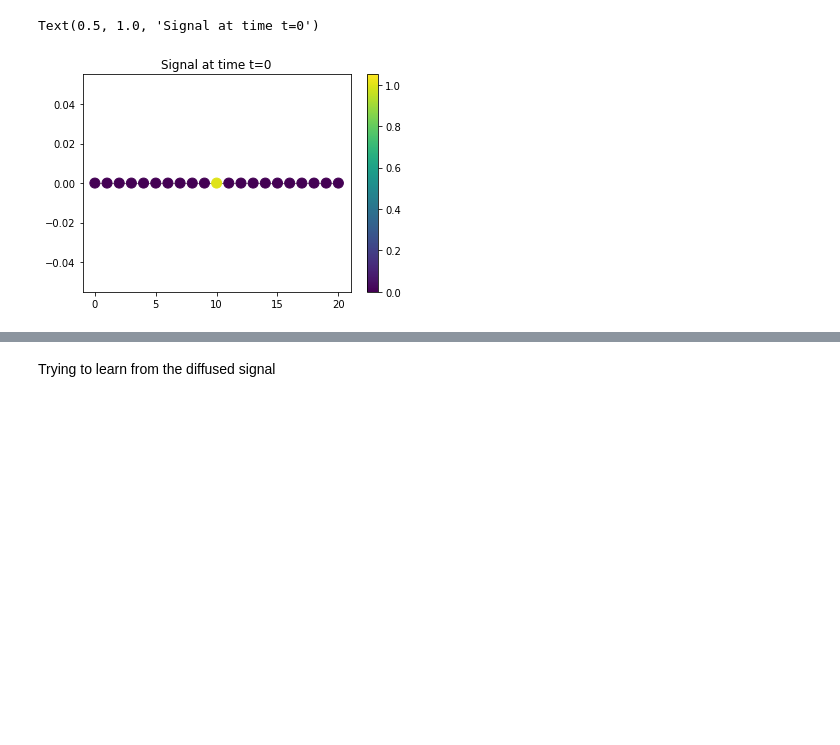
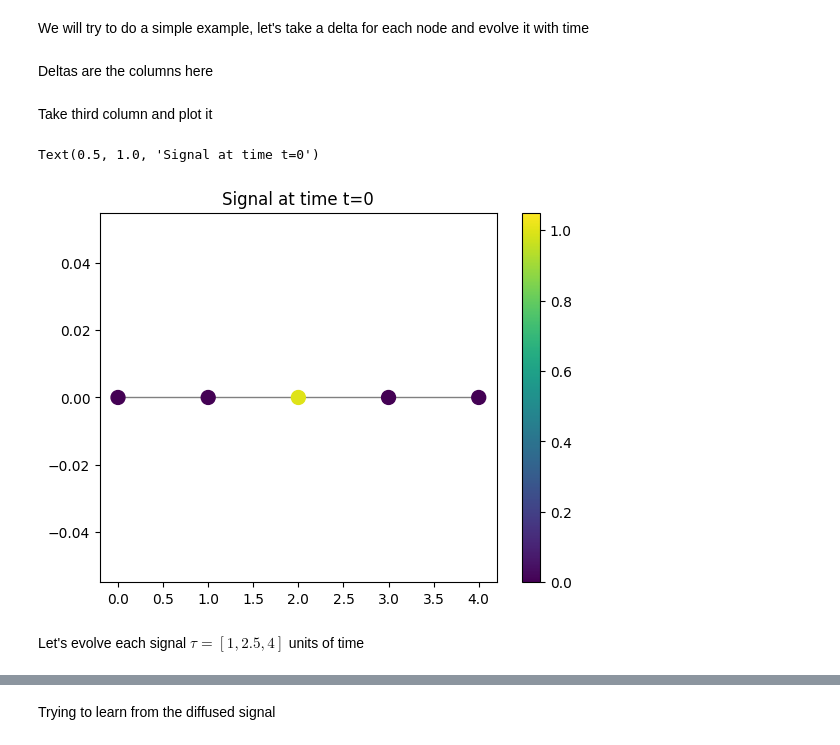
Before and after one commit to AndresCenteno/Masters-Thesis, a Jupyter notebook: simple_example.ipynb, the cells around one changed output, grey strips where cells are left out. Drawn from its saved outputs; the diff is of its cells as text; code cells hidden in the pictures; blank space fills up the shorter version.

```diff
--- a/simple_example.ipynb
+++ b/simple_example.ipynb
@@ -8,13 +10,20 @@ from scipy.linalg import expm
+# %% [markdown]
+We will try to do a simple example, let's take a delta for each node and evolve it with time
 # %%
-N = 21
-G = pg.graphs.Path(N)
+N = 5 # number of nodes for our graph
+G = pg.graphs.Path(N) # create path graph with N nodes
+# %% [markdown]
+Deltas are the columns here
+# %%
+H = np.eye(N)
+# %% [markdown]
+Take third column and plot it
 # %%
-delta_pos = 10
-f = np.zeros(N)
-f[delta_pos] = 1.0
-plotting.plot_signal(G,f)
+plotting.plot_signal(G,H[:,2])
 plt.title("Signal at time t=0")
 # %% [output]
 Text(0.5, 1.0, 'Signal at time t=0')
-[figure, old version]
+[figure, new version]
+# %% [markdown]
+Let's evolve each signal $\tau=[1,2.5,4]$ units of time
 # %%
```
Also changed, not shown: parts of 29 cells of this notebook, 5 other files.
